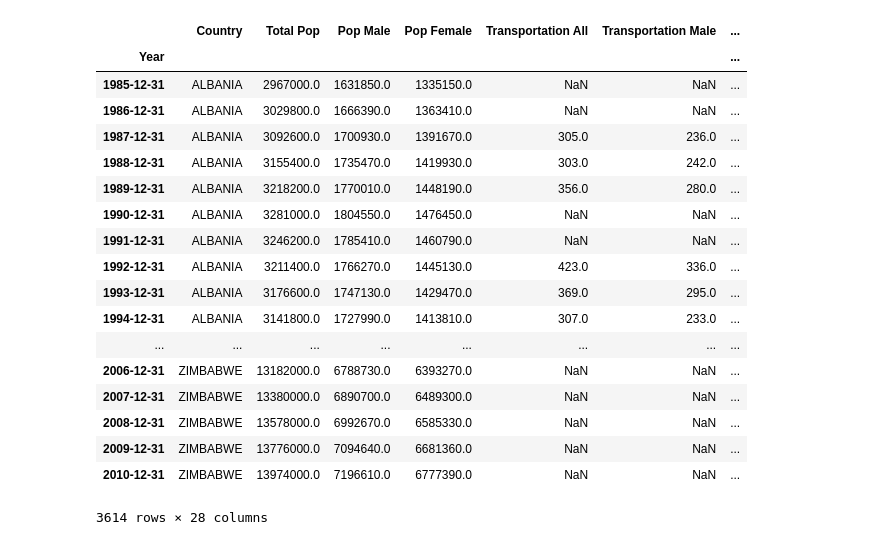
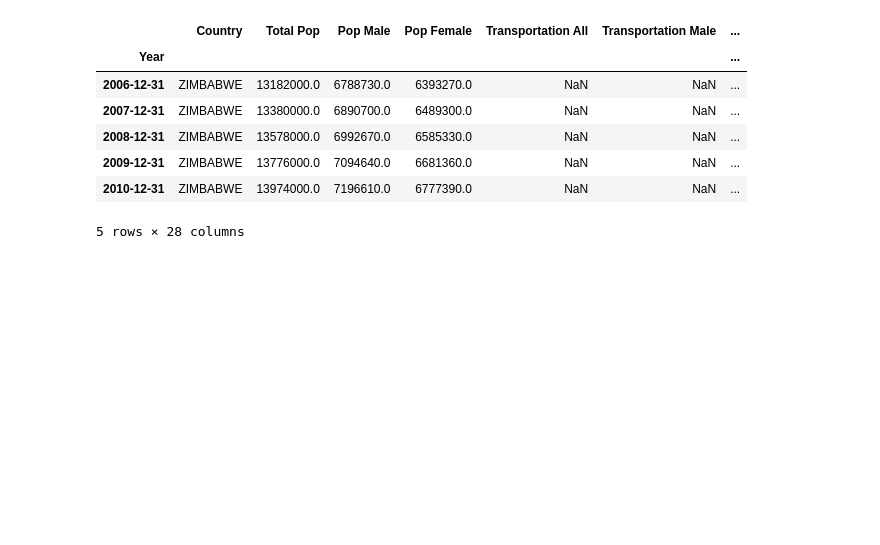
Before and after one commit to rsbtoronto/UofTTeamJTermProject, a Jupyter notebook: Final assignment WV - Sample graphs.ipynb, the cells around one changed output. Cells and saved outputs as stored; diff of their text form; code cells hidden in the pictures; blank space fills up the shorter version.

```diff
--- a/Final assignment WV - Sample graphs.ipynb
+++ b/Final assignment WV - Sample graphs.ipynb
@@ -5,26 +5,15 @@ pd.options.mode.chained_assignment = None
 # %%
 data = pd.read_excel('DataFileAssignment.xls')
 data = data[(data.Year < '2011-12-31')]
 data.index=data['Year']
 data.drop('Year', axis=1, inplace=True)
-data
+data.tail()
 # %% [output]
 |  | Country | Total Pop | Pop Male | Pop Female | Transportation All | Transportation Male | ... |
 | Year |  |  |  |  |  |  | ... |
-| 1985-12-31 | ALBANIA | 2967000.0 | 1631850.0 | 1335150.0 | NaN | NaN | ... |
-| 1986-12-31 | ALBANIA | 3029800.0 | 1666390.0 | 1363410.0 | NaN | NaN | ... |
-| 1987-12-31 | ALBANIA | 3092600.0 | 1700930.0 | 1391670.0 | 305.0 | 236.0 | ... |
-| 1988-12-31 | ALBANIA | 3155400.0 | 1735470.0 | 1419930.0 | 303.0 | 242.0 | ... |
-| 1989-12-31 | ALBANIA | 3218200.0 | 1770010.0 | 1448190.0 | 356.0 | 280.0 | ... |
-| 1990-12-31 | ALBANIA | 3281000.0 | 1804550.0 | 1476450.0 | NaN | NaN | ... |
-| 1991-12-31 | ALBANIA | 3246200.0 | 1785410.0 | 1460790.0 | NaN | NaN | ... |
-| 1992-12-31 | ALBANIA | 3211400.0 | 1766270.0 | 1445130.0 | 423.0 | 336.0 | ... |
-| 1993-12-31 | ALBANIA | 3176600.0 | 1747130.0 | 1429470.0 | 369.0 | 295.0 | ... |
-| 1994-12-31 | ALBANIA | 3141800.0 | 1727990.0 | 1413810.0 | 307.0 | 233.0 | ... |
-| ... | ... | ... | ... | ... | ... | ... | ... |
 | 2006-12-31 | ZIMBABWE | 13182000.0 | 6788730.0 | 6393270.0 | NaN | NaN | ... |
 | 2007-12-31 | ZIMBABWE | 13380000.0 | 6890700.0 | 6489300.0 | NaN | NaN | ... |
 | 2008-12-31 | ZIMBABWE | 13578000.0 | 6992670.0 | 6585330.0 | NaN | NaN | ... |
 | 2009-12-31 | ZIMBABWE | 13776000.0 | 7094640.0 | 6681360.0 | NaN | NaN | ... |
 | 2010-12-31 | ZIMBABWE | 13974000.0 | 7196610.0 | 6777390.0 | NaN | NaN | ... |
-3614 rows × 28 columns
+5 rows × 28 columns
```
Also changed, not shown: parts of 10 cells of this notebook.
